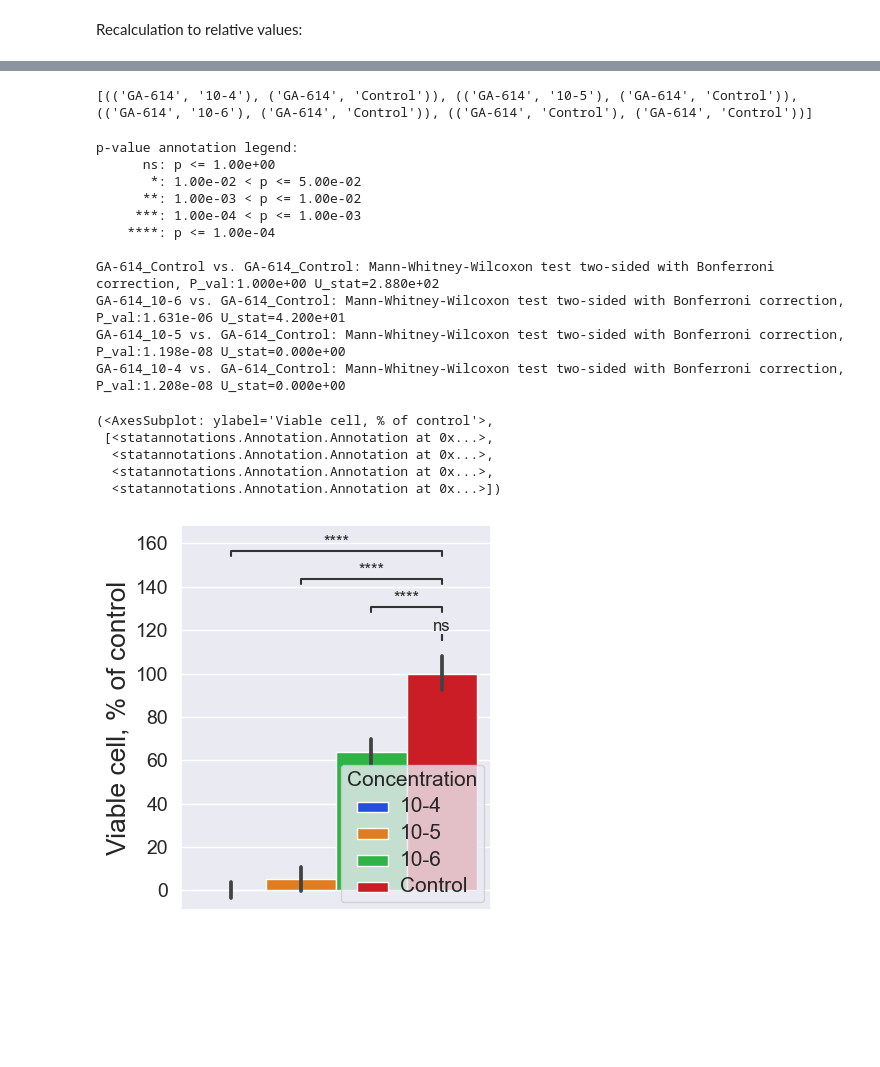
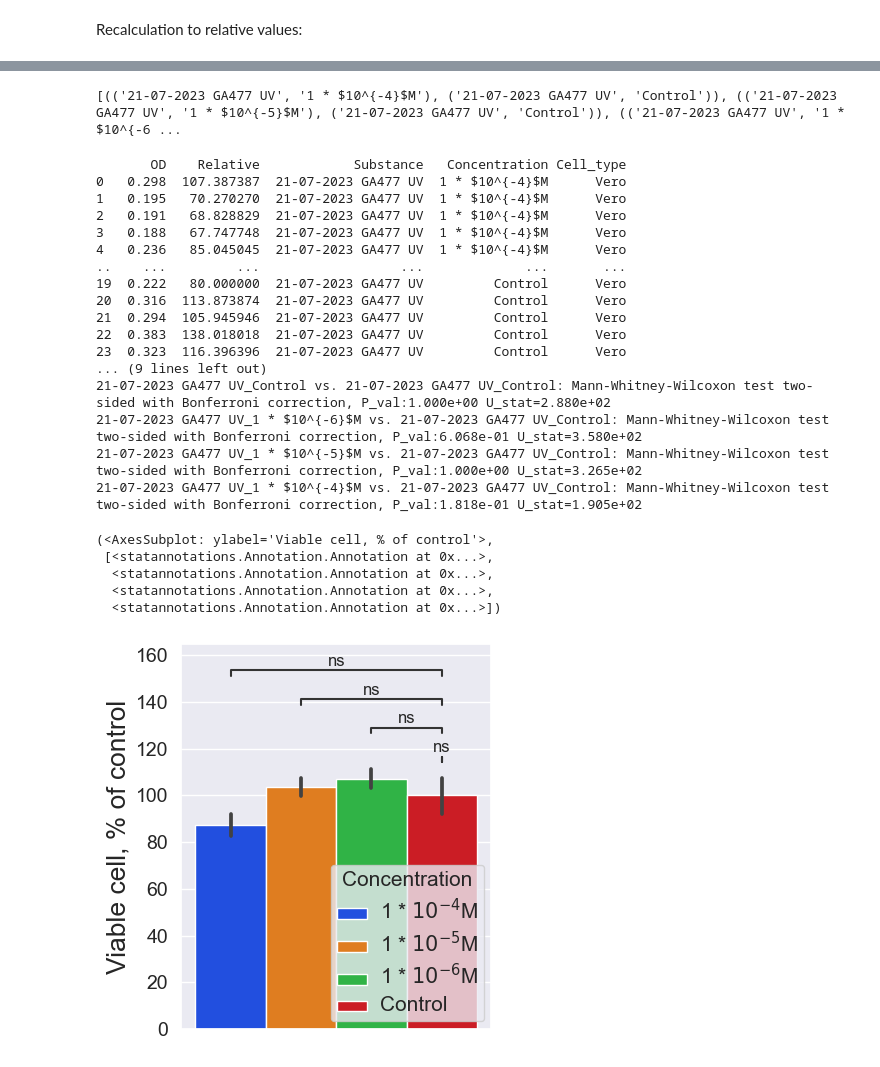
Before and after one commit to arteys/MTT_assay_multi, a Jupyter notebook: MTT_assay_multi.ipynb, the cells around one changed output, grey strips where cells are left out. Cells and saved outputs as stored; diff of their text form; code cells hidden in the pictures; blank space fills up the shorter version.

```diff
--- a/MTT_assay_multi.ipynb
+++ b/MTT_assay_multi.ipynb
@@ -39,8 +50,13 @@ for file in files:
    file_name_ext = os.path.basename(file)
    file_name,extention = file_name_ext.split(".")
 
-   file_raw = pd.read_csv(file)
+   if '.csv' in file_name_ext:
+      print(file)
+      file_raw = pd.read_csv(file)
+
+   if '.xlsx' in file_name_ext:
+      file_raw = pd.read_excel(file)
 
    data_pd = excel_to_pd(data_pd,data_pd_i,file_raw,'Vero',file_name)
 
-# print(file_raw)
+print(data_pd)
@@ -67,13 +105,15 @@ print(unique_concentrations)
 # %%
-data_extracted_substance = data_pd[(data_pd['Substance'] == 'GA-614')].copy()
+data_extracted_substance = data_pd[(data_pd['Substance'] == '21-07-2023 GA477 UV')].copy()
 
-high_concentration_OD = data_pd[(data_pd['Concentration'] == '10-4') & (data_pd['Substance'] == 'GA-614')].mean()
+#Ugly thing for blanks subtraction
 
-print(high_concentration_OD)
+# high_concentration_OD = data_pd[(data_pd['Concentration'] == '10-4') & (data_pd['Substance'] == '21-07-2023 GA477 UV')].mean()
 
-blank = high_concentration_OD.iloc[0]
+# print(high_concentration_OD)
 
-data_extracted_substance['OD_blank_correcetd'] = data_extracted_substance['OD'] - blank
+# blank = high_concentration_OD.iloc[0]
+
+# data_extracted_substance['OD_blank_correcetd'] = data_extracted_substance['OD'] - blank
 
 print(data_extracted_substance)
 # %% [output]
@@ -99,13 +137,13 @@ Recalculation to relative values:
 # data_ext = data_pd[(data_pd['Cell_type'] == 'Vero')].copy()
 substances_list = data_pd['Substance'].unique()
 
-labels = {'OD':[],'Relative':[],'Substance':[],'Concentration':[], 'OD_blank_correcetd':[]}
+labels = {'OD':[],'Relative':[],'Substance':[],'Concentration':[]}
 data = pd.DataFrame(labels)
 
 for substance in substances_list:
     data_i = data_extracted_substance[(data_extracted_substance['Substance'] == substance)]
-    control_mean = data_i.loc[data_i['Concentration']=='Control', 'OD_blank_correcetd'].mean()
-    data_i['Relative'] = data_i['OD_blank_correcetd']/control_mean*100
+    control_mean = data_i.loc[data_i['Concentration']=='Control', 'OD'].mean()
+    data_i['Relative'] = data_i['OD']/control_mean*100
     data = pd.concat([data,data_i])
 
 print(data)
@@ -127,9 +165,10 @@ print(data)
 # %%
 
-extracted_data = data[(data['Substance'] == 'GA-614')].copy()
+# extracted_data = data[(data['Substance'] == '19-07-2023  GA-477')].copy()
+# print(data)
 
-unique_concentrations= extracted_data['Concentration'].unique()
-unique_substances= extracted_data['Substance'].unique()
+unique_concentrations= data['Concentration'].unique()
+unique_substances= data['Substance'].unique()
 
 pairs = []
 for subst in unique_substances:
@@ -141,41 +180,49 @@ for subst in unique_substances:
 
 print(pairs)
 # %% [output]
-[(('GA-614', '10-4'), ('GA-614', 'Control')), (('GA-614', '10-5'), ('GA-614', 'Control')), (('GA-614', '10-6'), ('GA-614', 'Control')), (('GA-614', 'Control'), ('GA-614', 'Control'))]
+[(('21-07-2023 GA477 UV', '1 * $10^{-4}$M'), ('21-07-2023 GA477 UV', 'Control')), (('21-07-2023 GA477 UV', '1 * $10^{-5}$M'), ('21-07-2023 GA477 UV', 'Control')), (('21-07-2023 GA477 UV', '1 * $10^{-6 ...
 # %%
-ax = sns.barplot(data = extracted_data, x = 'Substance', y = 'Relative', hue = 'Concentration',palette='bright')
+ax = sns.barplot(data = data, x = 'Substance', y = 'Relative', hue = 'Concentration',palette='bright')
+
+print(data)
 
 sns.set_style("dark")
 sns.set(rc={'figure.figsize':(4,5)})
 
 ax.legend(loc='lower right', title='Concentration')
 plt.setp(ax.get_legend().get_texts(), fontsize='15')
 plt.setp(ax.get_legend().get_title(), fontsize='15')
 
 ax.set(xlabel=None, ylabel='Viable cell, % of control')
 ax.set(xticklabels=[])
 ax.yaxis.get_label().set_fontsize(19)
 ax.xaxis.get_label().set_fontsize(19)
 ax.tick_params(axis='y', which='major', labelsize=14)
 
-annotator = Annotator(ax, pairs, data=extracted_data, x = 'Substance', y = 'Relative', hue = 'Concentration')
+annotator = Annotator(ax, pairs, data=data, x = 'Substance', y = 'Relative', hue = 'Concentration')
 annotator.configure(test='Mann-Whitney', text_format='star', loc='inside', comparisons_correction="Bonferroni")
 annotator.apply_and_annotate()
 # %% [output]
-p-value annotation legend:
-      ns: p <= 1.00e+00
-       *: 1.00e-02 < p <= 5.00e-02
-      **: 1.00e-03 < p <= 1.00e-02
-     ***: 1.00e-04 < p <= 1.00e-03
-    ****: p <= 1.00e-04
-
-GA-614_Control vs. GA-614_Control: Mann-Whitney-Wilcoxon test two-sided with Bonferroni correction, P_val:1.000e+00 U_stat=2.880e+02
-GA-614_10-6 vs. GA-614_Control: Mann-Whitney-Wilcoxon test two-sided with Bonferroni correction, P_val:1.631e-06 U_stat=4.200e+01
-GA-614_10-5 vs. GA-614_Control: Mann-Whitney-Wilcoxon test two-sided with Bonferroni correction, P_val:1.198e-08 U_stat=0.000e+00
-GA-614_10-4 vs. GA-614_Control: Mann-Whitney-Wilcoxon test two-sided with Bonferroni correction, P_val:1.208e-08 U_stat=0.000e+00
+       OD    Relative            Substance   Concentration Cell_type
+0   0.298  107.387387  21-07-2023 GA477 UV  1 * $10^{-4}$M      Vero
+1   0.195   70.270270  21-07-2023 GA477 UV  1 * $10^{-4}$M      Vero
+2   0.191   68.828829  21-07-2023 GA477 UV  1 * $10^{-4}$M      Vero
+3   0.188   67.747748  21-07-2023 GA477 UV  1 * $10^{-4}$M      Vero
+4   0.236   85.045045  21-07-2023 GA477 UV  1 * $10^{-4}$M      Vero
+..    ...         ...                  ...             ...       ...
+19  0.222   80.000000  21-07-2023 GA477 UV         Control      Vero
+20  0.316  113.873874  21-07-2023 GA477 UV         Control      Vero
+21  0.294  105.945946  21-07-2023 GA477 UV         Control      Vero
+22  0.383  138.018018  21-07-2023 GA477 UV         Control      Vero
+23  0.323  116.396396  21-07-2023 GA477 UV         Control      Vero
+... (9 lines left out)
+21-07-2023 GA477 UV_Control vs. 21-07-2023 GA477 UV_Control: Mann-Whitney-Wilcoxon test two-sided with Bonferroni correction, P_val:1.000e+00 U_stat=2.880e+02
+21-07-2023 GA477 UV_1 * $10^{-6}$M vs. 21-07-2023 GA477 UV_Control: Mann-Whitney-Wilcoxon test two-sided with Bonferroni correction, P_val:6.068e-01 U_stat=3.580e+02
+21-07-2023 GA477 UV_1 * $10^{-5}$M vs. 21-07-2023 GA477 UV_Control: Mann-Whitney-Wilcoxon test two-sided with Bonferroni correction, P_val:1.000e+00 U_stat=3.265e+02
+21-07-2023 GA477 UV_1 * $10^{-4}$M vs. 21-07-2023 GA477 UV_Control: Mann-Whitney-Wilcoxon test two-sided with Bonferroni correction, P_val:1.818e-01 U_stat=1.905e+02
 (<AxesSubplot: ylabel='Viable cell, % of control'>,
  [<statannotations.Annotation.Annotation at 0x...>,
   <statannotations.Annotation.Annotation at 0x...>,
   <statannotations.Annotation.Annotation at 0x...>,
   <statannotations.Annotation.Annotation at 0x...>])
-[figure, old version]
+[figure, new version]
```
Also changed, not shown: parts of 7 cells of this notebook, 1 other file.
